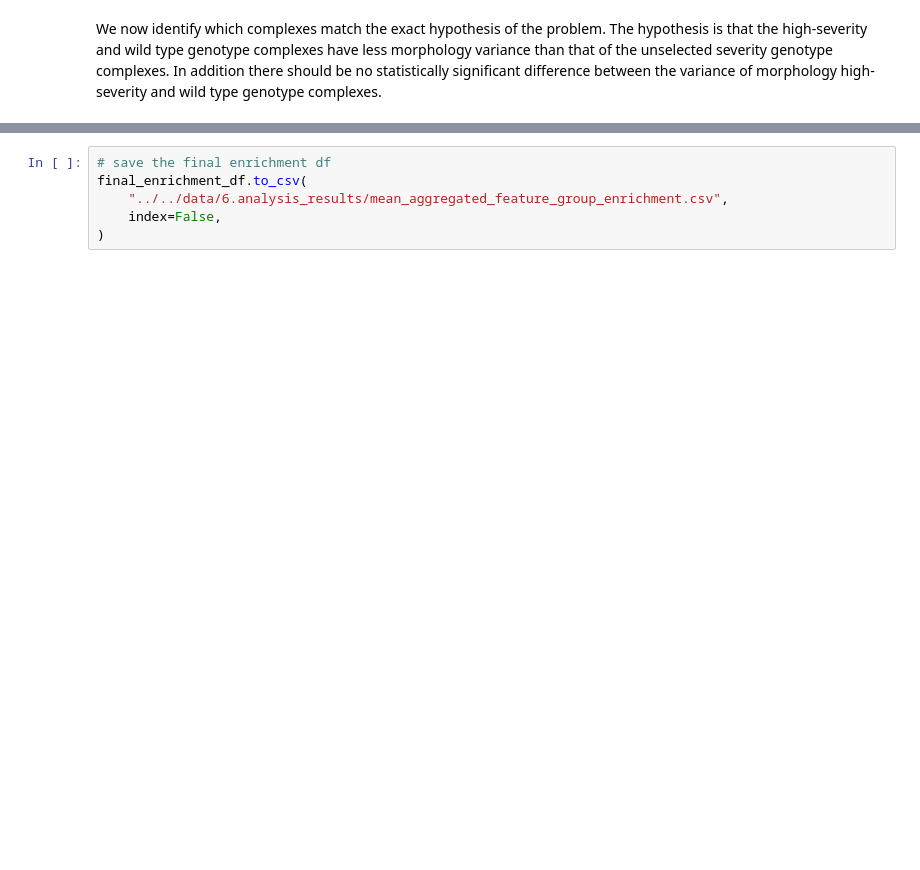
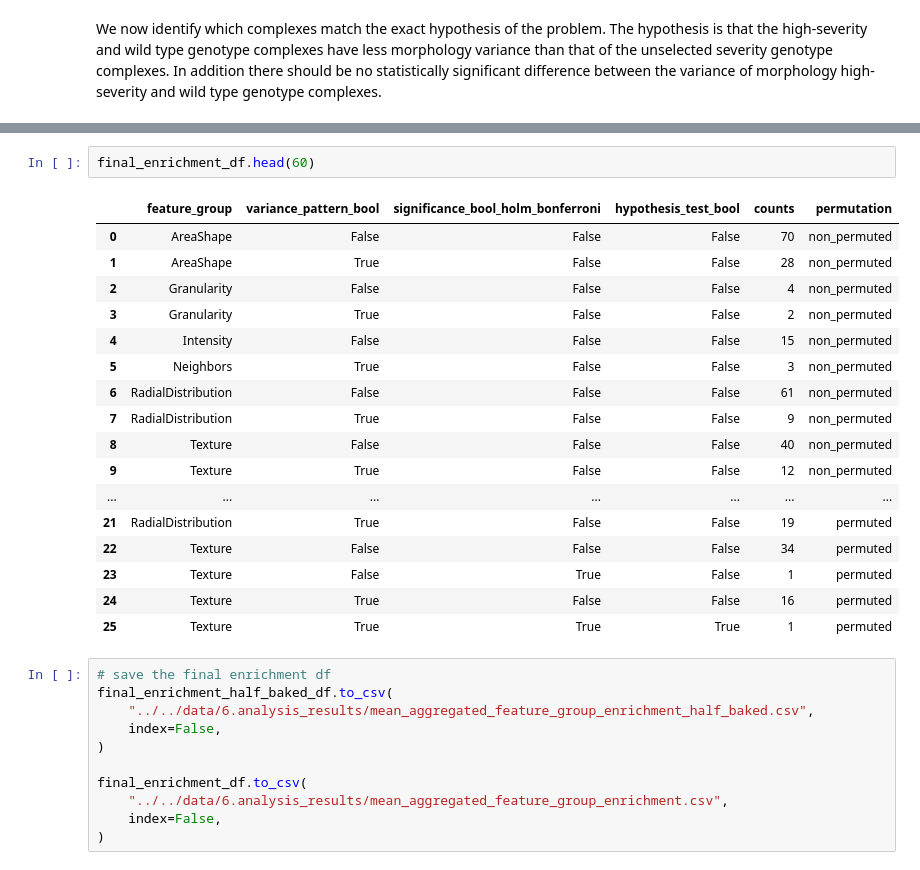
Before and after one commit to MikeLippincott/Nichols_Lab_Collaboration, a Jupyter notebook: 6.analyze_features/notebooks/9a.mean_aggregated_direct_hypothesis_test.ipynb, the cells around one changed output, grey strips where cells are left out. Saved outputs shown, nothing was run; the diff lists cells and outputs as text; blank space fills up the shorter version.

```diff
--- a/6.analyze_features/notebooks/9a.mean_aggregated_direct_hypothesis_test.ipynb
+++ b/6.analyze_features/notebooks/9a.mean_aggregated_direct_hypothesis_test.ipynb
@@ -283,5 +322,30 @@ final_enrichment_df.head(15)
+# %%
+final_enrichment_df.head(60)
+# %% [output]
+|  | feature_group | variance_pattern_bool | significance_bool_holm_bonferroni | hypothesis_test_bool | counts | permutation |
+| 0 | AreaShape | False | False | False | 70 | non_permuted |
+| 1 | AreaShape | True | False | False | 28 | non_permuted |
+| 2 | Granularity | False | False | False | 4 | non_permuted |
+| 3 | Granularity | True | False | False | 2 | non_permuted |
+| 4 | Intensity | False | False | False | 15 | non_permuted |
+| 5 | Neighbors | True | False | False | 3 | non_permuted |
+| 6 | RadialDistribution | False | False | False | 61 | non_permuted |
+| 7 | RadialDistribution | True | False | False | 9 | non_permuted |
+| 8 | Texture | False | False | False | 40 | non_permuted |
+| 9 | Texture | True | False | False | 12 | non_permuted |
+| ... | ... | ... | ... | ... | ... | ... |
+| 21 | RadialDistribution | True | False | False | 19 | permuted |
+| 22 | Texture | False | False | False | 34 | permuted |
+| 23 | Texture | False | True | False | 1 | permuted |
+| 24 | Texture | True | False | False | 16 | permuted |
+| 25 | Texture | True | True | True | 1 | permuted |
 # %%
 # save the final enrichment df
+final_enrichment_half_baked_df.to_csv(
+    "../../data/6.analysis_results/mean_aggregated_feature_group_enrichment_half_baked.csv",
+    index=False,
+)
+
 final_enrichment_df.to_csv(
     "../../data/6.analysis_results/mean_aggregated_feature_group_enrichment.csv",
     index=False,
```
Also changed, not shown: parts of 4 cells of this notebook, 7 other files.
